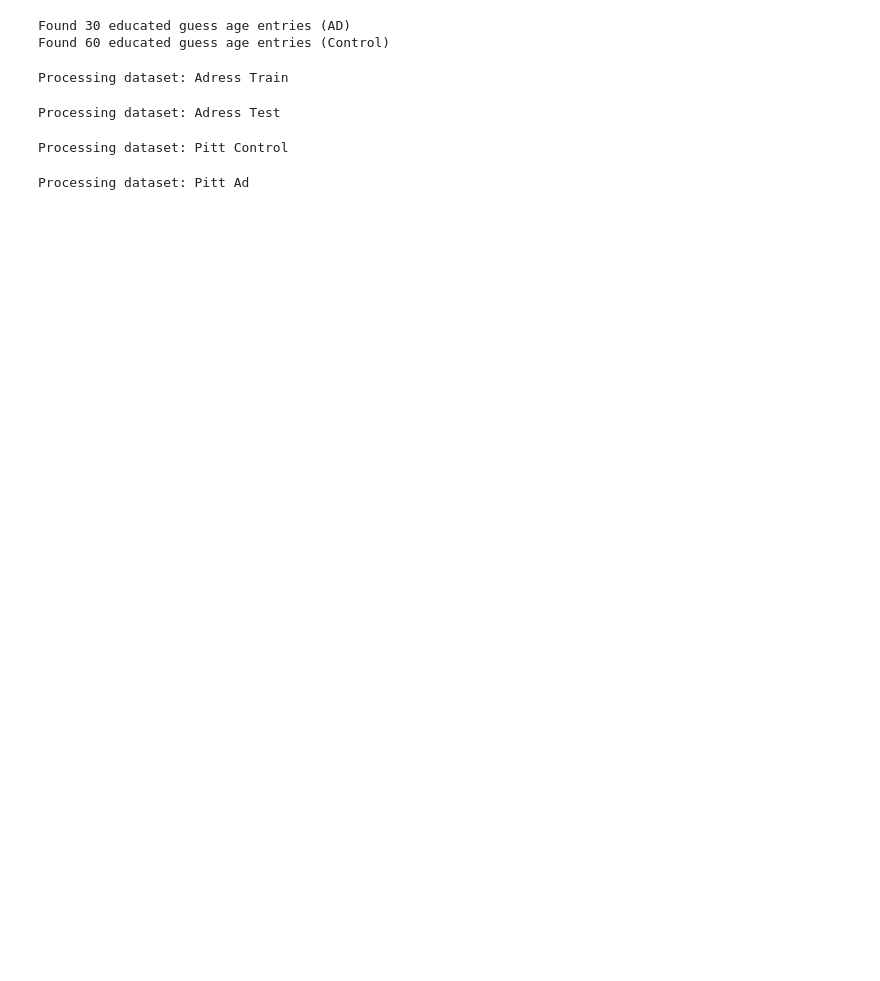
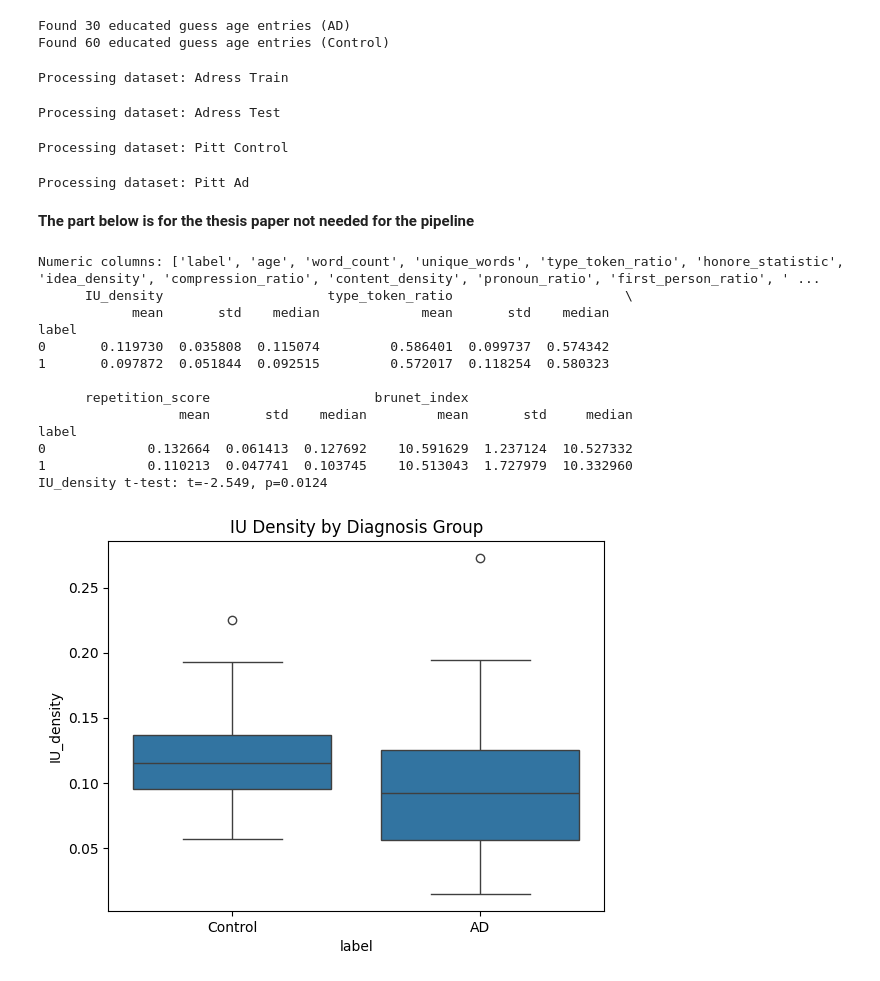
Before and after one commit to beckiechill/bachelor-thesis, a Jupyter notebook: notebooks/preprocessing.ipynb, the cells around one changed output. Saved outputs shown, nothing was run; the diff lists cells and outputs as text; code cells hidden in the pictures; blank space fills up the shorter version.

```diff
--- a/notebooks/preprocessing.ipynb
+++ b/notebooks/preprocessing.ipynb
@@ -609,3 +612,41 @@ Processing dataset: Adress Train
 Processing dataset: Adress Test
 Processing dataset: Pitt Control
 Processing dataset: Pitt Ad
+# %% [markdown]
+**The part below is for the thesis paper not needed for the pipeline**
+# %%
+df = pd.read_csv(from_root("data", "features", "adress_train_features.tsv"), sep="\t")
+
+numeric_cols = df.select_dtypes(include='number').columns
+df_numeric = df[numeric_cols]
+
+print("Numeric columns:", df_numeric.columns.tolist())
+
+group_stats = df_numeric.groupby("label").agg(["mean", "std", "median"])
+print(group_stats[["IU_density", "type_token_ratio", "repetition_score", "brunet_index"]])
+
+ad = df[df["label"] == 1]["IU_density"]
+control = df[df["label"] == 0]["IU_density"]
+
+t_stat, p = ttest_ind(ad, control, equal_var=False)
+print(f"IU_density t-test: t={t_stat:.3f}, p={p:.4f}")
+
+sns.boxplot(data=df, x="label", y="IU_density")
+plt.xticks([0, 1], ["Control", "AD"])
+plt.title("IU Density by Diagnosis Group")
+plt.show()
+# %% [output]
+Numeric columns: ['label', 'age', 'word_count', 'unique_words', 'type_token_ratio', 'honore_statistic', 'idea_density', 'compression_ratio', 'content_density', 'pronoun_ratio', 'first_person_ratio', ' ...
+      IU_density                     type_token_ratio                      \
+            mean       std    median             mean       std    median
+label
+0       0.119730  0.035808  0.115074         0.586401  0.099737  0.574342
+1       0.097872  0.051844  0.092515         0.572017  0.118254  0.580323
+
+      repetition_score                     brunet_index
+                  mean       std    median         mean       std     median
+label
+0             0.132664  0.061413  0.127692    10.591629  1.237124  10.527332
+1             0.110213  0.047741  0.103745    10.513043  1.727979  10.332960
+IU_density t-test: t=-2.549, p=0.0124
+[figure, added]
```
Also changed, not shown: parts of 6 cells of this notebook, 37 other files.
